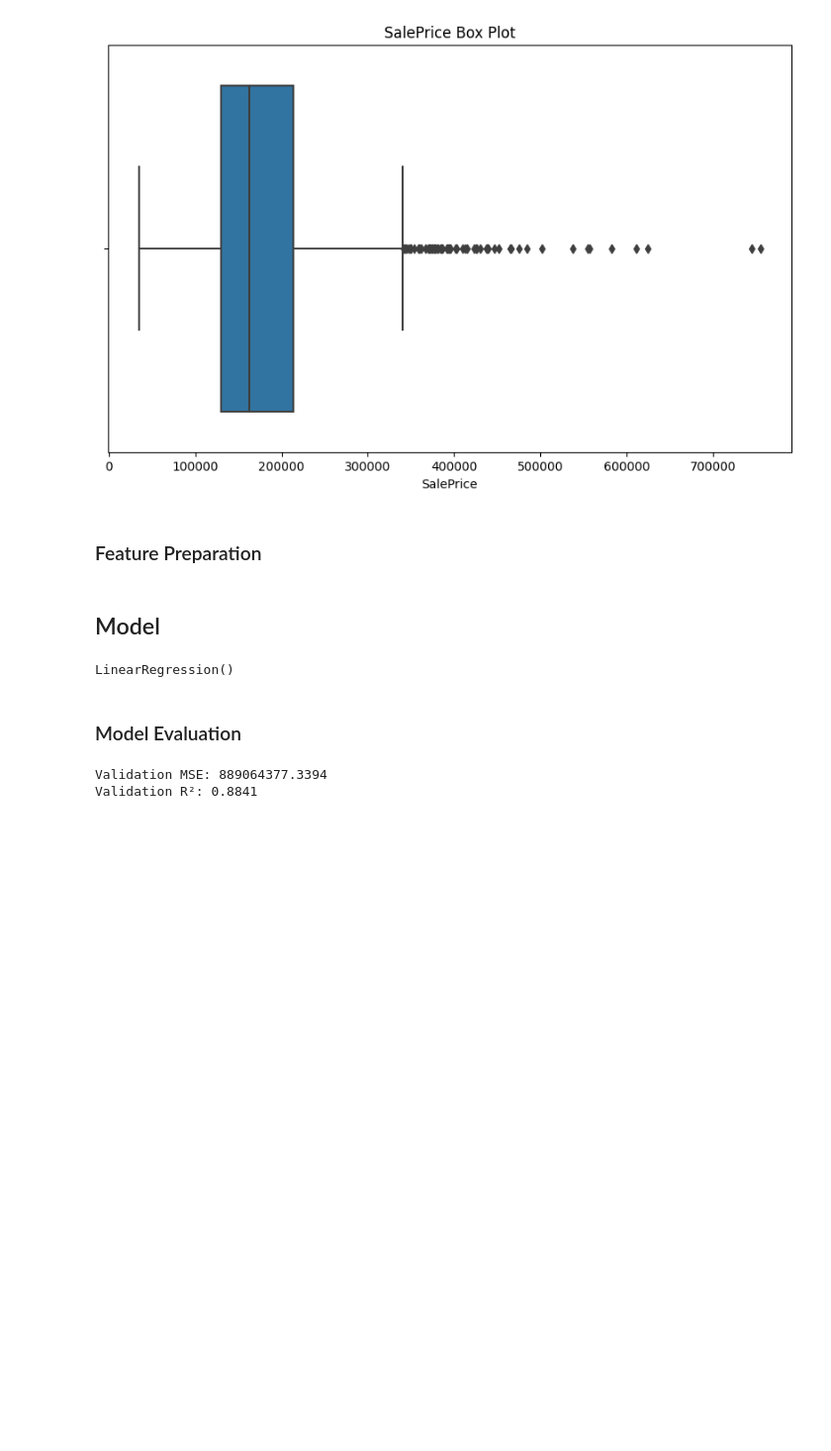
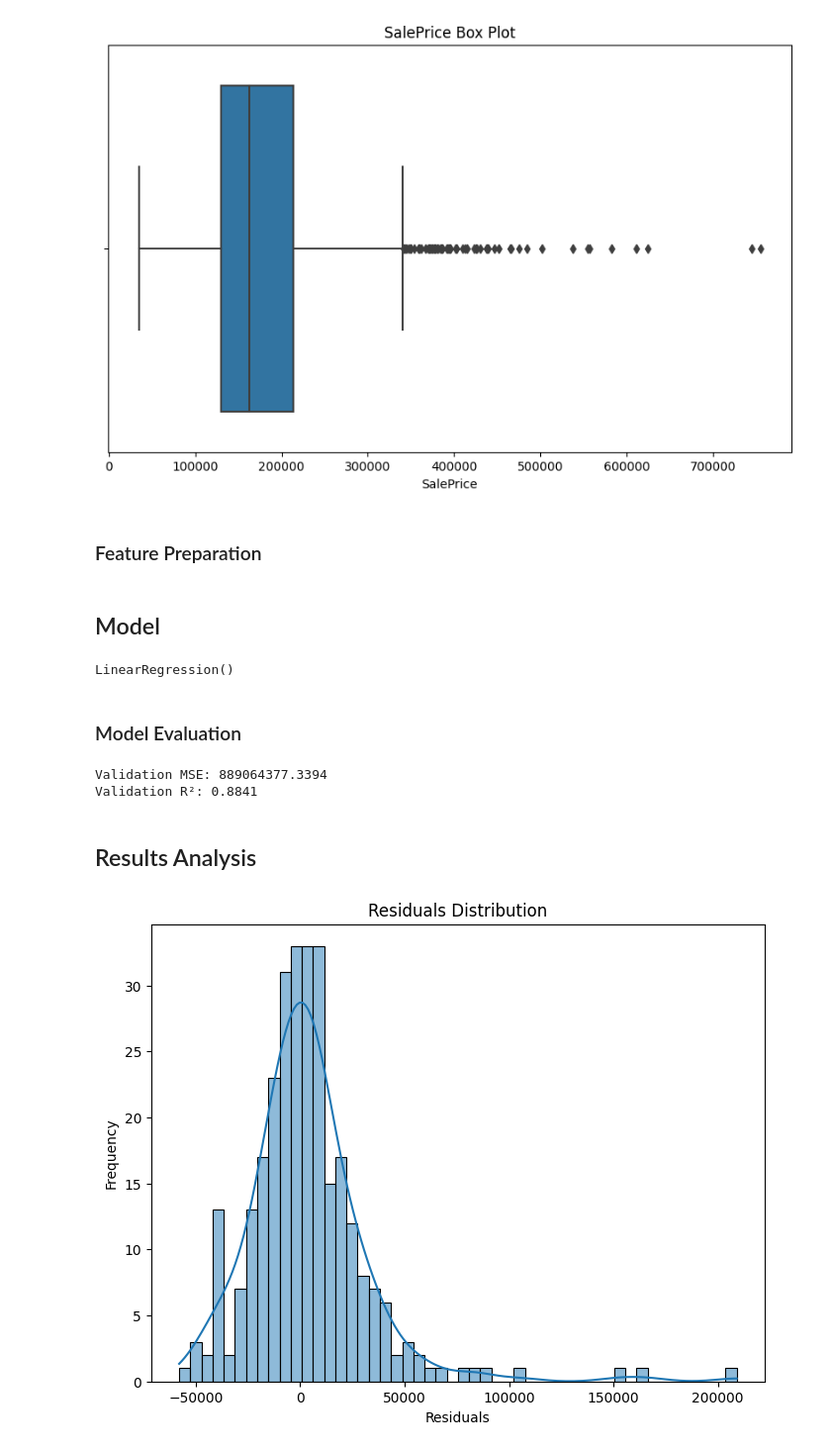
Before and after one commit to JosePabloGFnl/house-price-prediction, a Jupyter notebook: house-price-prediction.ipynb, the cells around one changed output. Shown at 99% size. Cells and saved outputs as stored; diff of their text form; code cells hidden in the pictures; blank space fills up the shorter version.

Commit message:
Results Analysis

```diff
--- a/house-price-prediction.ipynb
+++ b/house-price-prediction.ipynb
@@ -93,3 +93,14 @@ print(f"Validation R²: {r2:.4f}")
 # %% [output]
 Validation MSE: 889064377.3394
 Validation R²: 0.8841
+# %% [markdown]
+## Results Analysis
+# %%
+plt.figure(figsize=(8,6))
+sns.histplot(y_val - y_val_pred, bins=50, kde=True)
+plt.xlabel("Residuals")
+plt.ylabel("Frequency")
+plt.title("Residuals Distribution")
+plt.show()
+# %% [output]
+[figure, added]
```
Also changed, not shown: parts of 1 cell of this notebook.
